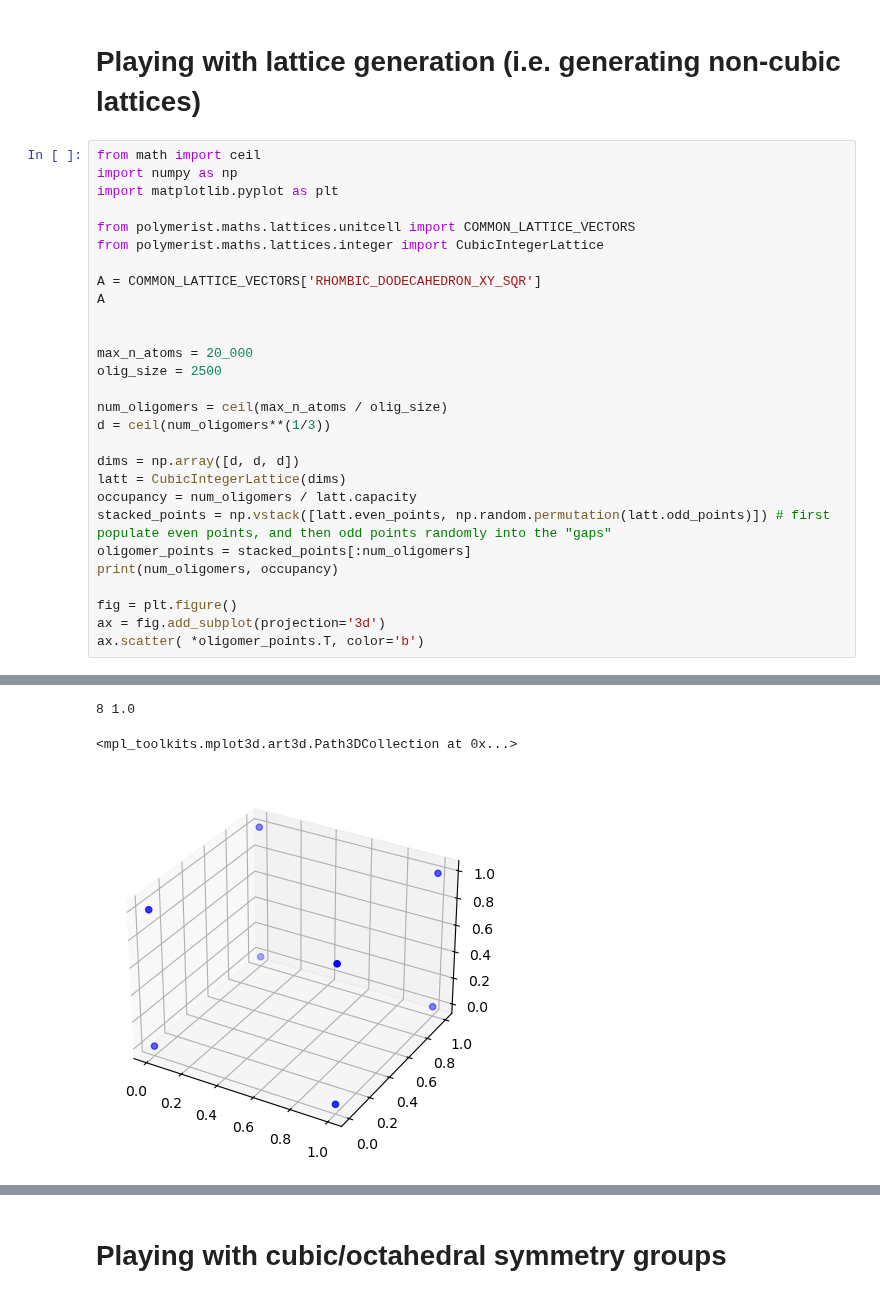
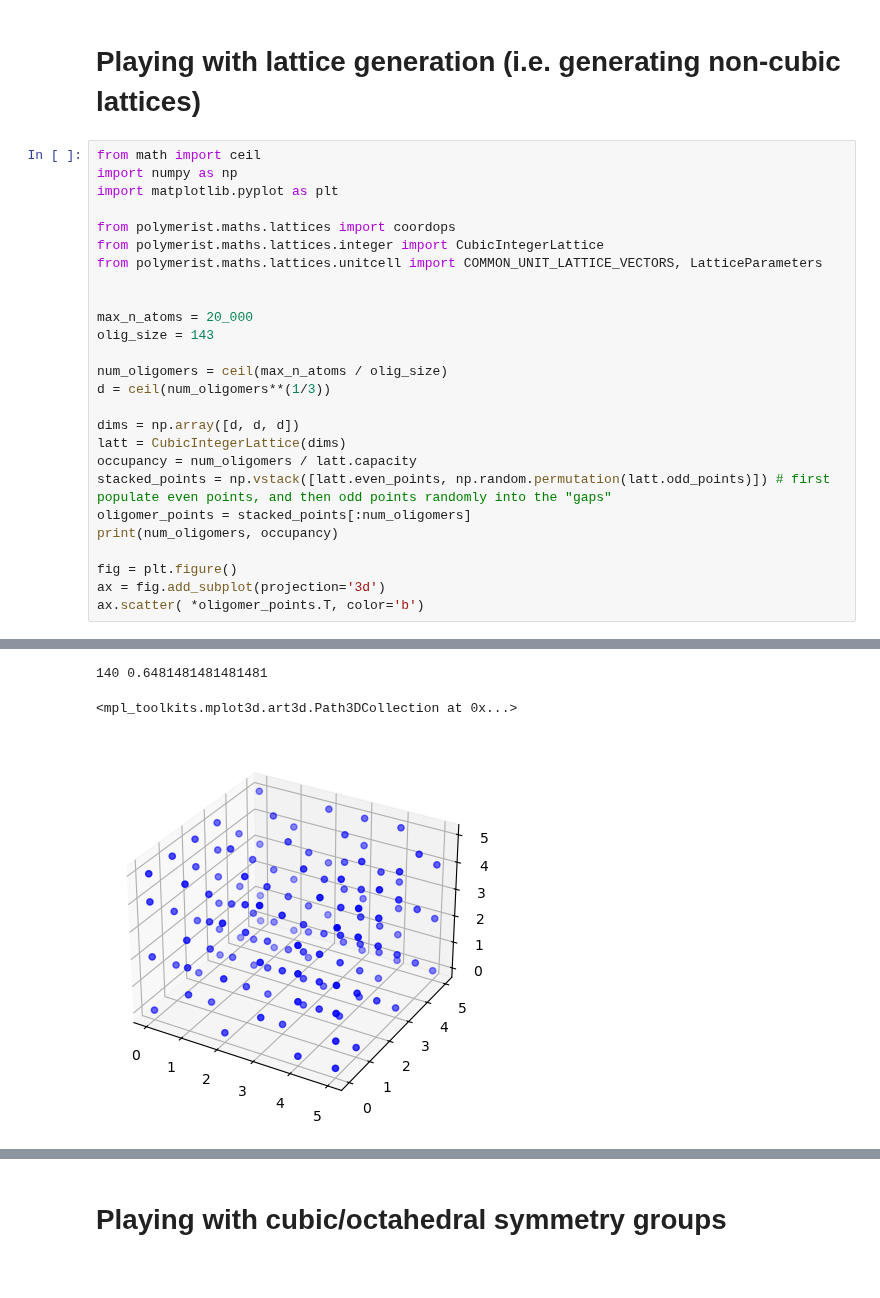
Before and after one commit to timbernat/NREL_polymers, a Jupyter notebook: coordgen.ipynb, the cells around one changed output, grey strips where cells are left out. Saved outputs shown, nothing was run; the diff lists cells and outputs as text.

```diff
--- a/coordgen.ipynb
+++ b/coordgen.ipynb
@@ -3,33 +3,31 @@
 # %%
 from math import ceil
 import numpy as np
 import matplotlib.pyplot as plt
 
-from polymerist.maths.lattices.unitcell import COMMON_LATTICE_VECTORS
+from polymerist.maths.lattices import coordops
 from polymerist.maths.lattices.integer import CubicIntegerLattice
-
-A = COMMON_LATTICE_VECTORS['RHOMBIC_DODECAHEDRON_XY_SQR']
-A
+from polymerist.maths.lattices.unitcell import COMMON_UNIT_LATTICE_VECTORS, LatticeParameters
 
 
 max_n_atoms = 20_000
-olig_size = 2500
+olig_size = 143
 
 num_oligomers = ceil(max_n_atoms / olig_size)
 d = ceil(num_oligomers**(1/3))
 
 dims = np.array([d, d, d])
 latt = CubicIntegerLattice(dims)
 occupancy = num_oligomers / latt.capacity
 stacked_points = np.vstack([latt.even_points, np.random.permutation(latt.odd_points)]) # first populate even points, and then odd points randomly into the "gaps"
 oligomer_points = stacked_points[:num_oligomers]
 print(num_oligomers, occupancy)
 
 fig = plt.figure()
 ax = fig.add_subplot(projection='3d')
 ax.scatter( *oligomer_points.T, color='b')
 # %% [output]
 [interactive output not drawn]
-8 1.0
+140 0.6481481481481481
 <mpl_toolkits.mplot3d.art3d.Path3DCollection at 0x...>
-[figure, old version]
+[figure, new version]
```
Also changed, not shown: parts of 10 cells of this notebook.
